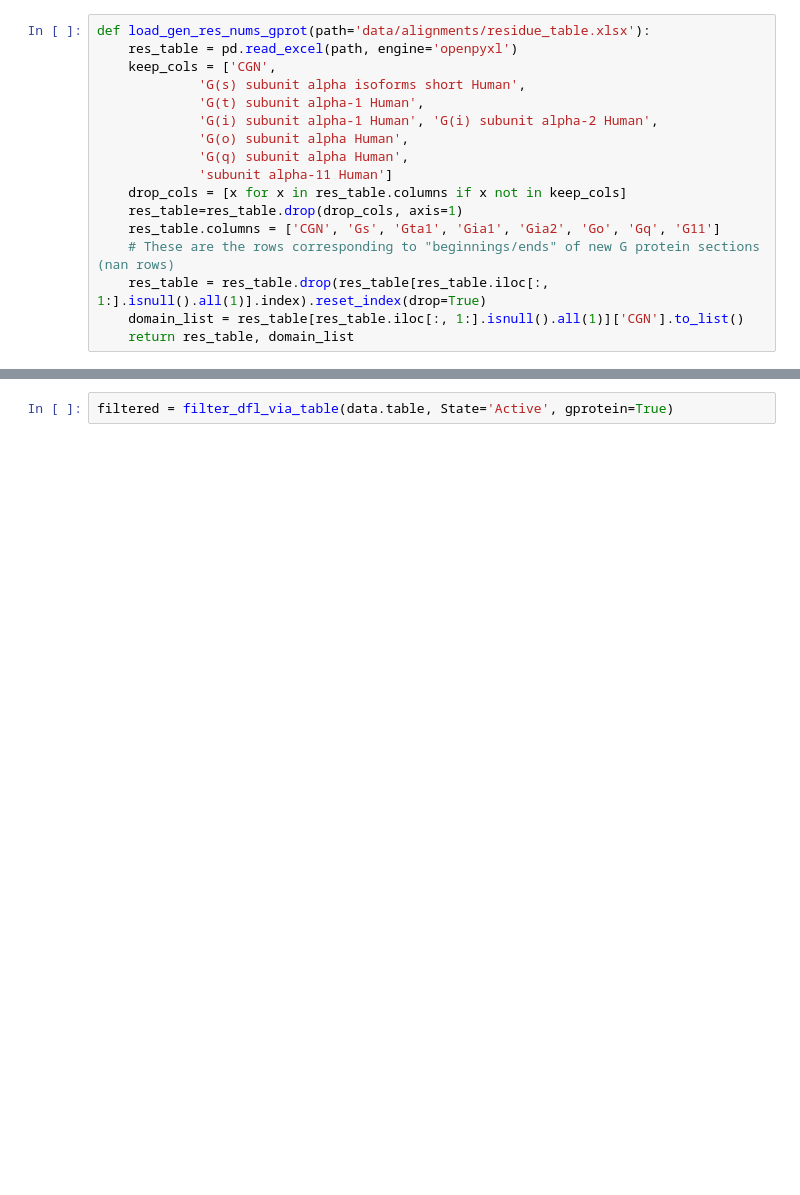
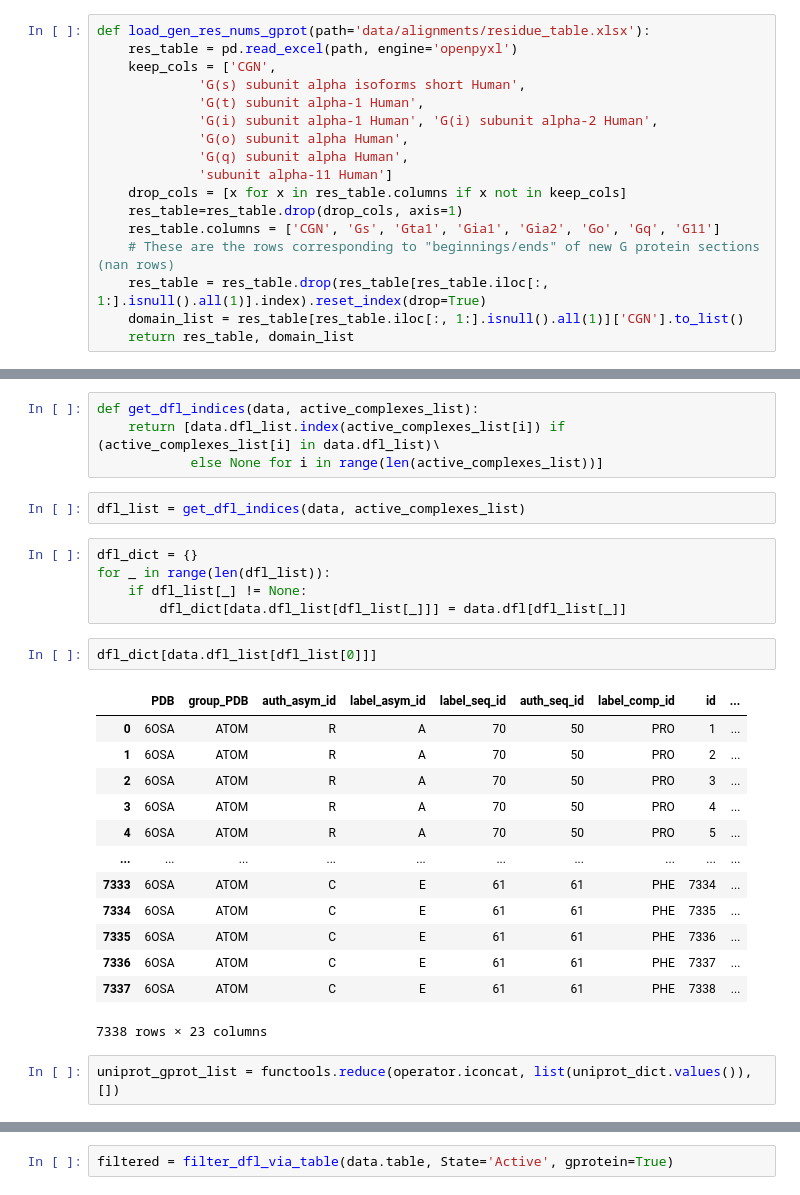
Before and after one commit to flurinh/mt, a Jupyter notebook: CifProcessor.ipynb, the cells around one changed output, grey strips where cells are left out. Saved outputs shown, nothing was run; the diff lists cells and outputs as text; blank space fills up the shorter version.

```diff
--- a/CifProcessor.ipynb
+++ b/CifProcessor.ipynb
@@ -534,0 +658,29 @@ def annotate_gprotein(dfl, act_table, gen_num_table, uniprot_dict):
+# %%
+def get_dfl_indices(data, active_complexes_list):
+    return [data.dfl_list.index(active_complexes_list[i]) if (active_complexes_list[i] in data.dfl_list)\
+            else None for i in range(len(active_complexes_list))]
+# %%
+dfl_list = get_dfl_indices(data, active_complexes_list)
+# %%
+dfl_dict = {}
+for _ in range(len(dfl_list)):
+    if dfl_list[_] != None:
+        dfl_dict[data.dfl_list[dfl_list[_]]] = data.dfl[dfl_list[_]]
+# %%
+dfl_dict[data.dfl_list[dfl_list[0]]]
+# %% [output]
+|  | PDB | group_PDB | auth_asym_id | label_asym_id | label_seq_id | auth_seq_id | label_comp_id | id | ... |
+| 0 | 6OSA | ATOM | R | A | 70 | 50 | PRO | 1 | ... |
+| 1 | 6OSA | ATOM | R | A | 70 | 50 | PRO | 2 | ... |
+| 2 | 6OSA | ATOM | R | A | 70 | 50 | PRO | 3 | ... |
+| 3 | 6OSA | ATOM | R | A | 70 | 50 | PRO | 4 | ... |
+| 4 | 6OSA | ATOM | R | A | 70 | 50 | PRO | 5 | ... |
+| ... | ... | ... | ... | ... | ... | ... | ... | ... | ... |
+| 7333 | 6OSA | ATOM | C | E | 61 | 61 | PHE | 7334 | ... |
+| 7334 | 6OSA | ATOM | C | E | 61 | 61 | PHE | 7335 | ... |
+| 7335 | 6OSA | ATOM | C | E | 61 | 61 | PHE | 7336 | ... |
+| 7336 | 6OSA | ATOM | C | E | 61 | 61 | PHE | 7337 | ... |
+| 7337 | 6OSA | ATOM | C | E | 61 | 61 | PHE | 7338 | ... |
+7338 rows × 23 columns
+# %%
+uniprot_gprot_list = functools.reduce(operator.iconcat, list(uniprot_dict.values()), [])
```
Also changed, not shown: parts of 41 cells of this notebook, 1 other file.
